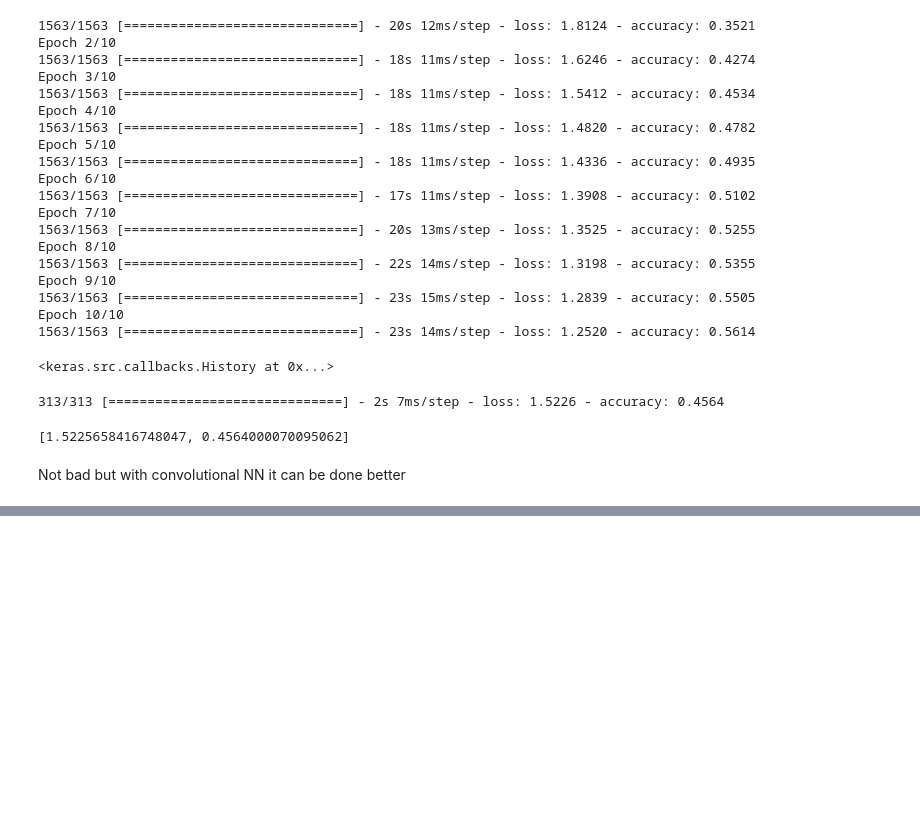
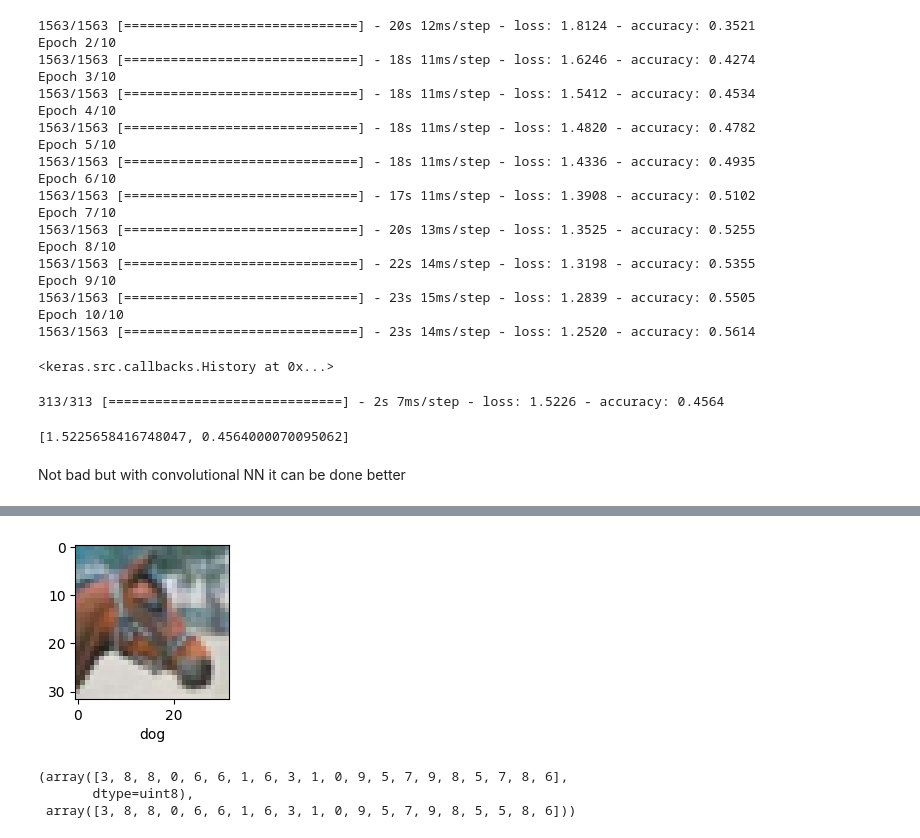
Before and after one commit to Arghyahub/MYPY, a Jupyter notebook: DL/13. ConvolNN Cifar/conv.ipynb, the cells around one changed output, grey strips where cells are left out. Drawn from its saved outputs; the diff is of its cells as text; code cells hidden in the pictures; blank space fills up the shorter version.

```diff
--- a/DL/13. ConvolNN Cifar/conv.ipynb
+++ b/DL/13. ConvolNN Cifar/conv.ipynb
@@ -93,6 +93,7 @@ cnn = keras.models.Sequential([
 
     keras.layers.Flatten(),
     keras.layers.Dense(64, activation='relu'),
+    keras.layers.Dense(30, activation='relu'),
     keras.layers.Dense(10, activation='softmax')
 ])
 
@@ -159,0 +133,3 @@ cnn.evaluate(X_test,y_test)
+# %%
+y_pred = cnn.predict(X_test)
+y_pred
@@ -159,0 +160,10 @@ cnn.evaluate(X_test,y_test)
+# %%
+ShowImage(X_test,y_pred,17)
+# %% [output]
+[figure, added]
+# %%
+y_test[0:20] , y_pred[0:20]
+# %% [output]
+(array([3, 8, 8, 0, 6, 6, 1, 6, 3, 1, 0, 9, 5, 7, 9, 8, 5, 7, 8, 6],
+       dtype=uint8),
+ array([3, 8, 8, 0, 6, 6, 1, 6, 3, 1, 0, 9, 5, 7, 9, 8, 5, 5, 8, 6]))
```
Also changed, not shown: parts of 6 cells of this notebook.
